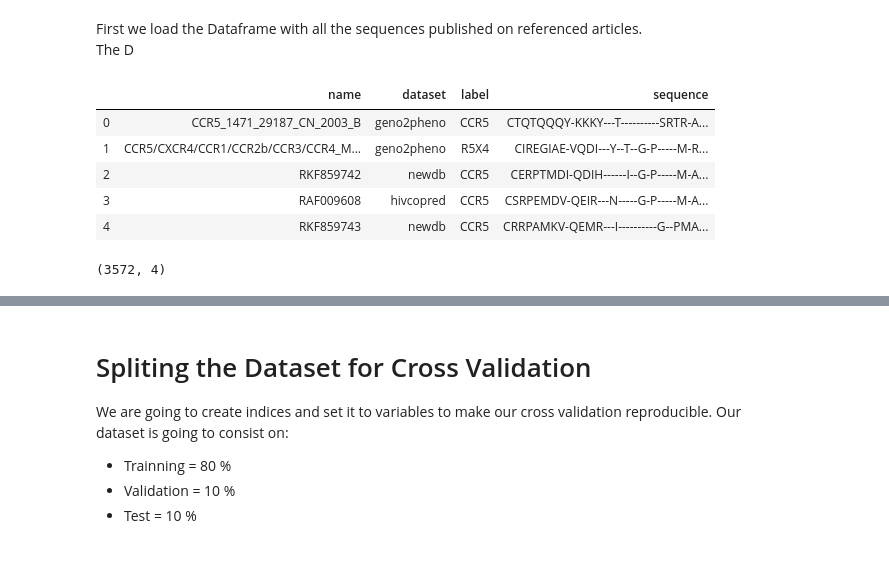
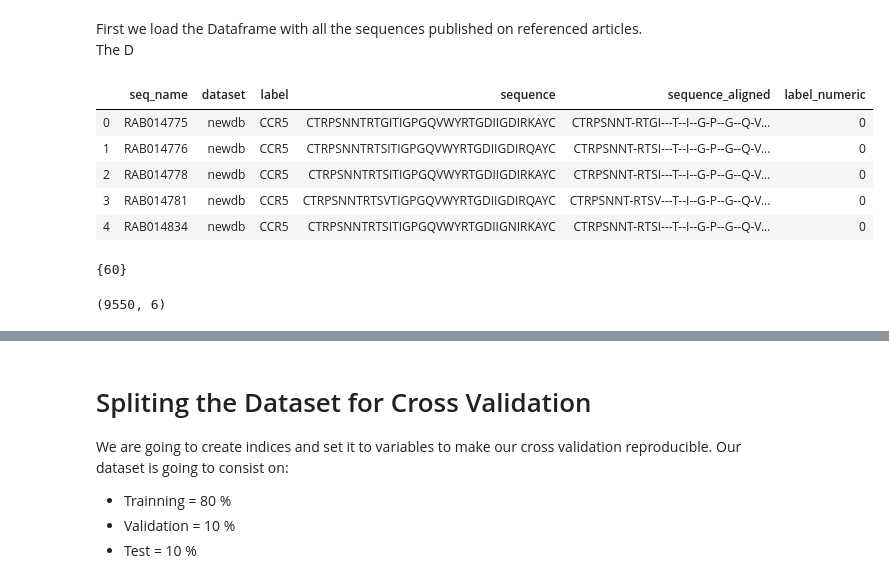
Before and after one commit to GabrielSGoncalves/DeepTropism, a Jupyter notebook: DeepTropism_2_trainning_and_results.ipynb, the cells around one changed output, grey strips where cells are left out. Cells and saved outputs as stored; diff of their text form; code cells hidden in the pictures.

Commit message:
Organized the trainning notebook and added blocks to get metrics out of all Datasets

```diff
--- a/DeepTropism_2_trainning_and_results.ipynb
+++ b/DeepTropism_2_trainning_and_results.ipynb
@@ -17,13 +17,13 @@ import random
 First we load the Dataframe with all the sequences published on referenced articles.<br>
 The D
 # %%
-df = pd.read_csv('/home/gabriel/Documents/Repos/DeepTropism/dataset_unique_seqs_aligned_gapopen_15_old.tsv',
-                 sep='\t', names=['name', 'dataset', 'label','sequence'])
+df = pd.read_csv('/home/gabriel/Documents/Repos/DeepTropism/datasets/processed_tsv/alldataset_full_curated.tsv',
+                 sep='\t')
 df.head()
 # %% [output]
-|  | name | dataset | label | sequence |
-| 0 | CCR5_1471_29187_CN_2003_B | geno2pheno | CCR5 | CTQTQQQY-KKKY---T----------SRTR-A... |
-| 1 | CCR5/CXCR4/CCR1/CCR2b/CCR3/CCR4_M... | geno2pheno | R5X4 | CIREGIAE-VQDI---Y--T--G-P-----M-R... |
-| 2 | RKF859742 | newdb | CCR5 | CERPTMDI-QDIH------I--G-P-----M-A... |
-| 3 | RAF009608 | hivcopred | CCR5 | CSRPEMDV-QEIR---N-----G-P-----M-A... |
-| 4 | RKF859743 | newdb | CCR5 | CRRPAMKV-QEMR---I----------G--PMA... |
+|  | seq_name | dataset | label | sequence | sequence_aligned | label_numeric |
+| 0 | RAB014775 | newdb | CCR5 | CTRPSNNTRTGITIGPGQVWYRTGDIIGDIRKAYC | CTRPSNNT-RTGI---T--I--G-P--G--Q-V... | 0 |
+| 1 | RAB014776 | newdb | CCR5 | CTRPSNNTRTSITIGPGQVWYRTGDIIGDIRQAYC | CTRPSNNT-RTSI---T--I--G-P--G--Q-V... | 0 |
+| 2 | RAB014778 | newdb | CCR5 | CTRPSNNTRTSITIGPGQVWYRTGDIIGDIRKAYC | CTRPSNNT-RTSI---T--I--G-P--G--Q-V... | 0 |
+| 3 | RAB014781 | newdb | CCR5 | CTRPSNNTRTSVTIGPGQVWYRTGDIIGDIRQAYC | CTRPSNNT-RTSV---T--I--G-P--G--Q-V... | 0 |
+| 4 | RAB014834 | newdb | CCR5 | CTRPSNNTRTSITIGPGQVWYRTGDIIGNIRKAYC | CTRPSNNT-RTSI---T--I--G-P--G--Q-V... | 0 |
@@ -30,5 +32,9 @@ df.head()
+# %%
+set(df['sequence_aligned'].apply(len))
+# %% [output]
+{60}
 # %%
 df = df[df.label != 'validation']
 df.shape
 # %% [output]
-(3572, 4)
+(9550, 6)
```
Also changed, not shown: parts of 42 cells of this notebook.
